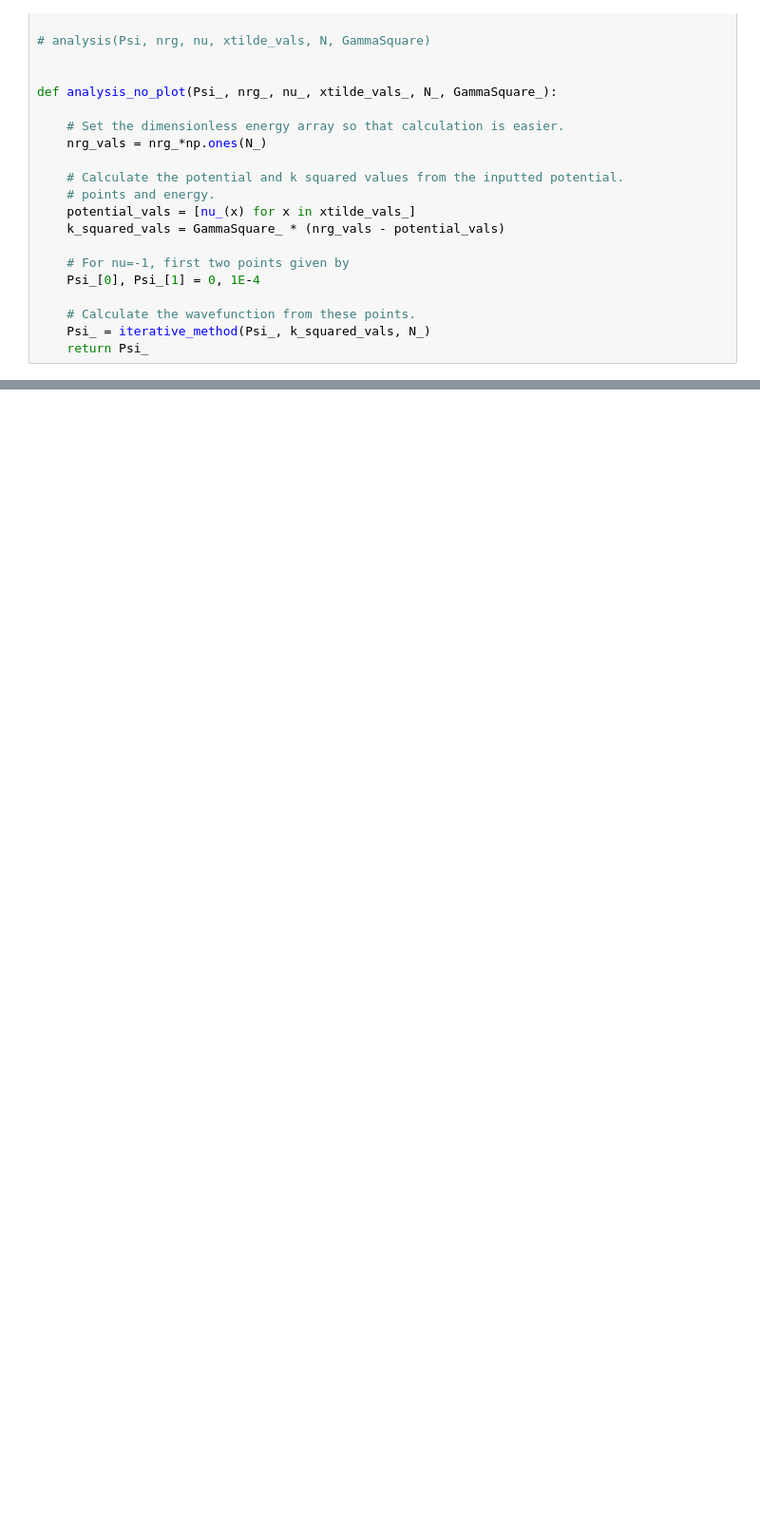
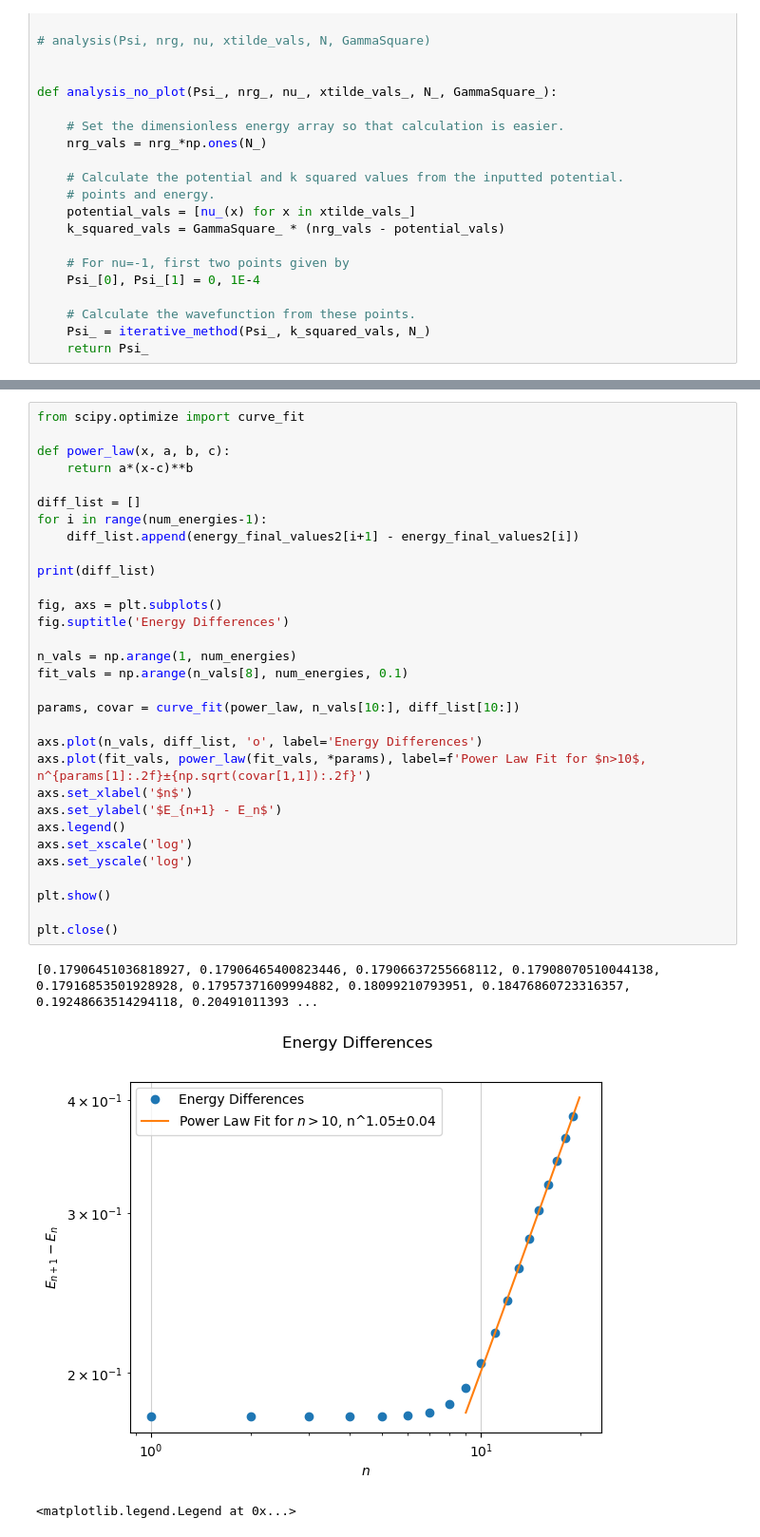
Before and after one commit to DavidLawton04/MuchStuff, a Jupyter notebook: Junior Sophister/JS Labs/Comp Lab/Comp_Lab_David_Lawton.ipynb, the cells around one changed output, grey strips where cells are left out. Shown at 95% size. Cells and saved outputs as stored; diff of their text form; blank space fills up the shorter version.

```diff
--- a/Junior Sophister/JS Labs/Comp Lab/Comp_Lab_David_Lawton.ipynb
+++ b/Junior Sophister/JS Labs/Comp Lab/Comp_Lab_David_Lawton.ipynb
@@ -409,0 +528,35 @@ Uncertainty principle satisfied for E_3.944700000000305
+# %%
+from scipy.optimize import curve_fit
+
+def power_law(x, a, b, c):
+    return a*(x-c)**b
+
+diff_list = []
+for i in range(num_energies-1):
+    diff_list.append(energy_final_values2[i+1] - energy_final_values2[i])
+
+print(diff_list)
+
+fig, axs = plt.subplots()
+fig.suptitle('Energy Differences')
+
+n_vals = np.arange(1, num_energies)
+fit_vals = np.arange(n_vals[8], num_energies, 0.1)
+
+params, covar = curve_fit(power_law, n_vals[10:], diff_list[10:])
+
+axs.plot(n_vals, diff_list, 'o', label='Energy Differences')
+axs.plot(fit_vals, power_law(fit_vals, *params), label=f'Power Law Fit for $n>10$, n^{params[1]:.2f}±{np.sqrt(covar[1,1]):.2f}')
+axs.set_xlabel('$n$')
+axs.set_ylabel('$E_{n+1} - E_n$')
+axs.legend()
+axs.set_xscale('log')
+axs.set_yscale('log')
+
+plt.show()
+
+plt.close()
+# %% [output]
+[0.17906451036818927, 0.17906465400823446, 0.17906637255668112, 0.17908070510044138, 0.17916853501928928, 0.17957371609994882, 0.18099210793951, 0.18476860723316357, 0.19248663514294118, 0.20491011393 ...
+[figure, added]
+<matplotlib.legend.Legend at 0x...>
```
Also changed, not shown: parts of 9 cells of this notebook, 1 other file.
